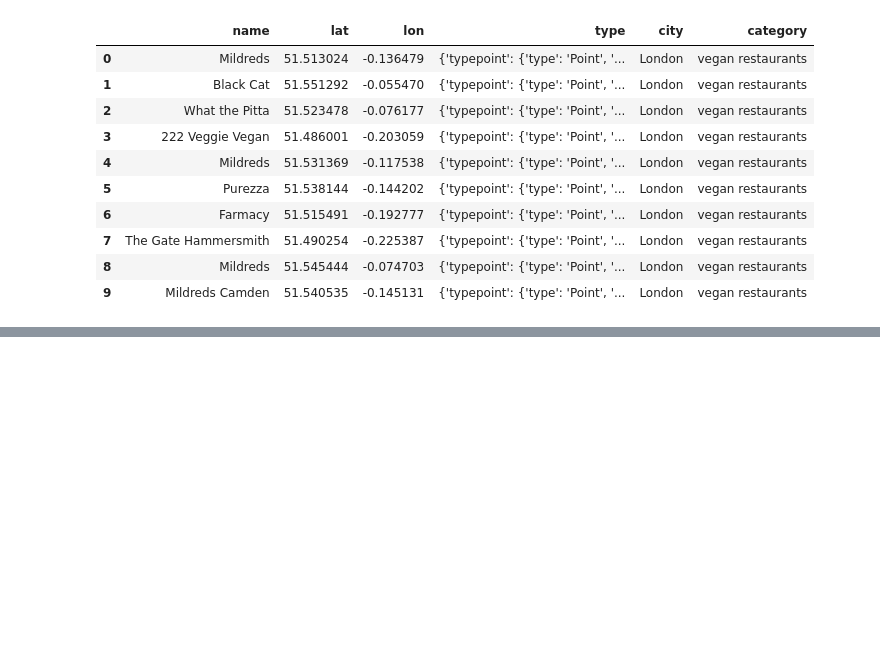
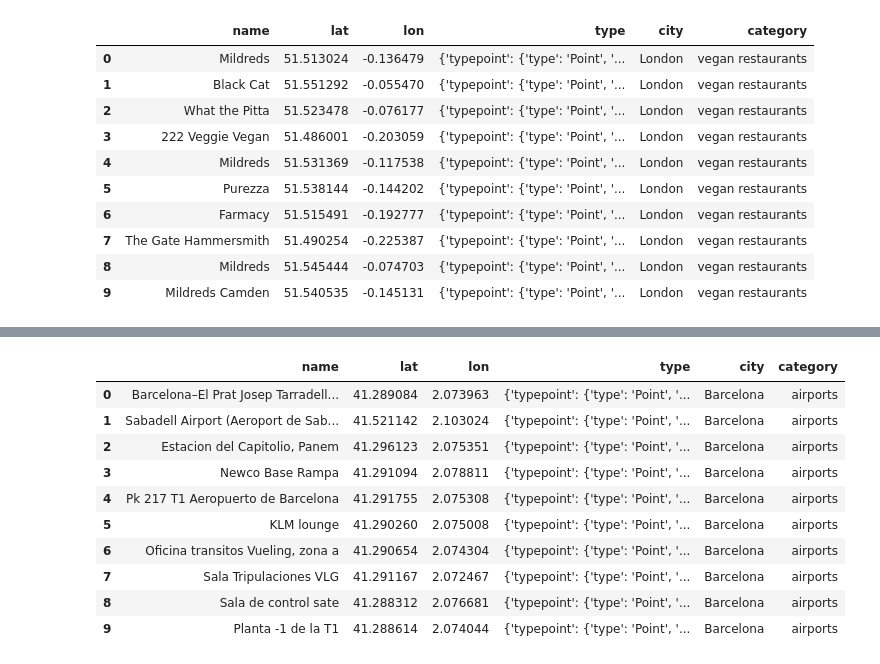
Before and after one commit to Hugocodesdude/Project_3, a Jupyter notebook: src/DIstances.ipynb, the cells around one changed output, grey strips where cells are left out. Cells and saved outputs as stored; diff of their text form; code cells hidden in the pictures; blank space fills up the shorter version.

```diff
--- a/src/DIstances.ipynb
+++ b/src/DIstances.ipynb
@@ -139,0 +196,17 @@ vegan_ldn_df_clean
+# %%
+#CSV Import: highval
+airport_bcn_df_clean= pd.read_csv("../data/airport_bcn_df.csv")
+# %%
+airport_bcn_df_clean
+# %% [output]
+|  | name | lat | lon | type | city | category |
+| 0 | Barcelona–El Prat Josep Tarradell... | 41.289084 | 2.073963 | {'typepoint': {'type': 'Point', '... | Barcelona | airports |
+| 1 | Sabadell Airport (Aeroport de Sab... | 41.521142 | 2.103024 | {'typepoint': {'type': 'Point', '... | Barcelona | airports |
+| 2 | Estacion del Capitolio, Panem | 41.296123 | 2.075351 | {'typepoint': {'type': 'Point', '... | Barcelona | airports |
+| 3 | Newco Base Rampa | 41.291094 | 2.078811 | {'typepoint': {'type': 'Point', '... | Barcelona | airports |
+| 4 | Pk 217 T1 Aeropuerto de Barcelona | 41.291755 | 2.075308 | {'typepoint': {'type': 'Point', '... | Barcelona | airports |
+| 5 | KLM lounge | 41.290260 | 2.075008 | {'typepoint': {'type': 'Point', '... | Barcelona | airports |
+| 6 | Oficina transitos Vueling, zona a | 41.290654 | 2.074304 | {'typepoint': {'type': 'Point', '... | Barcelona | airports |
+| 7 | Sala Tripulaciones VLG | 41.291167 | 2.072467 | {'typepoint': {'type': 'Point', '... | Barcelona | airports |
+| 8 | Sala de control sate | 41.288312 | 2.076681 | {'typepoint': {'type': 'Point', '... | Barcelona | airports |
+| 9 | Planta -1 de la T1 | 41.288614 | 2.074044 | {'typepoint': {'type': 'Point', '... | Barcelona | airports |
```
Also changed, not shown: parts of 42 cells of this notebook, 5 other files.
